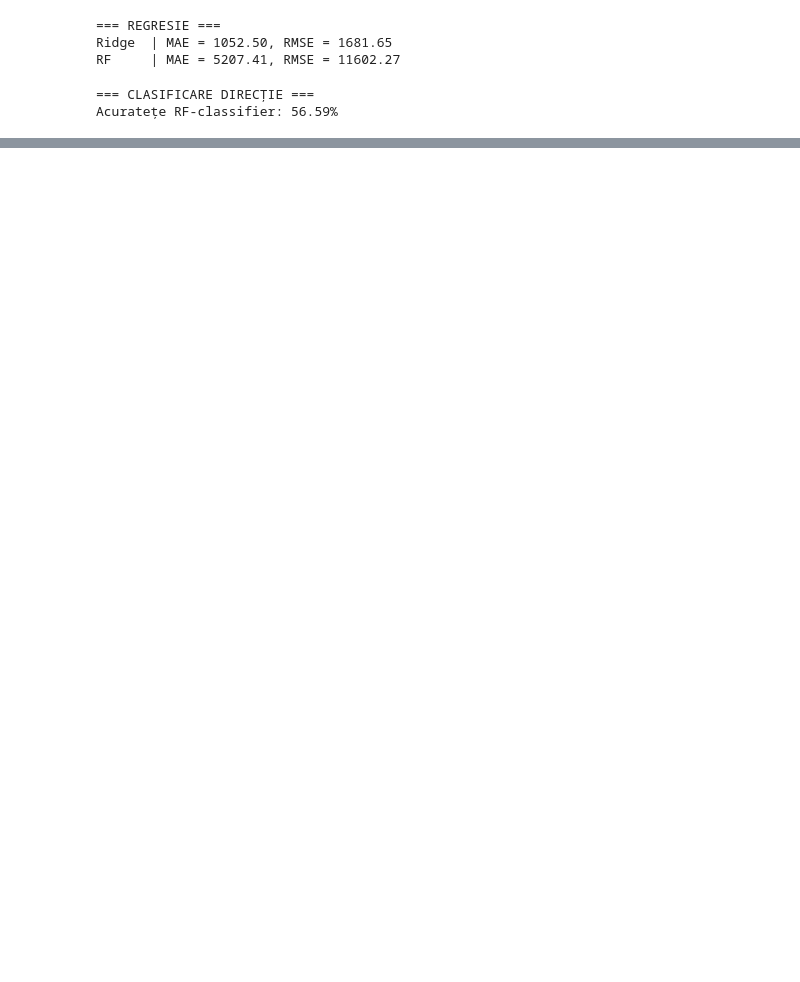
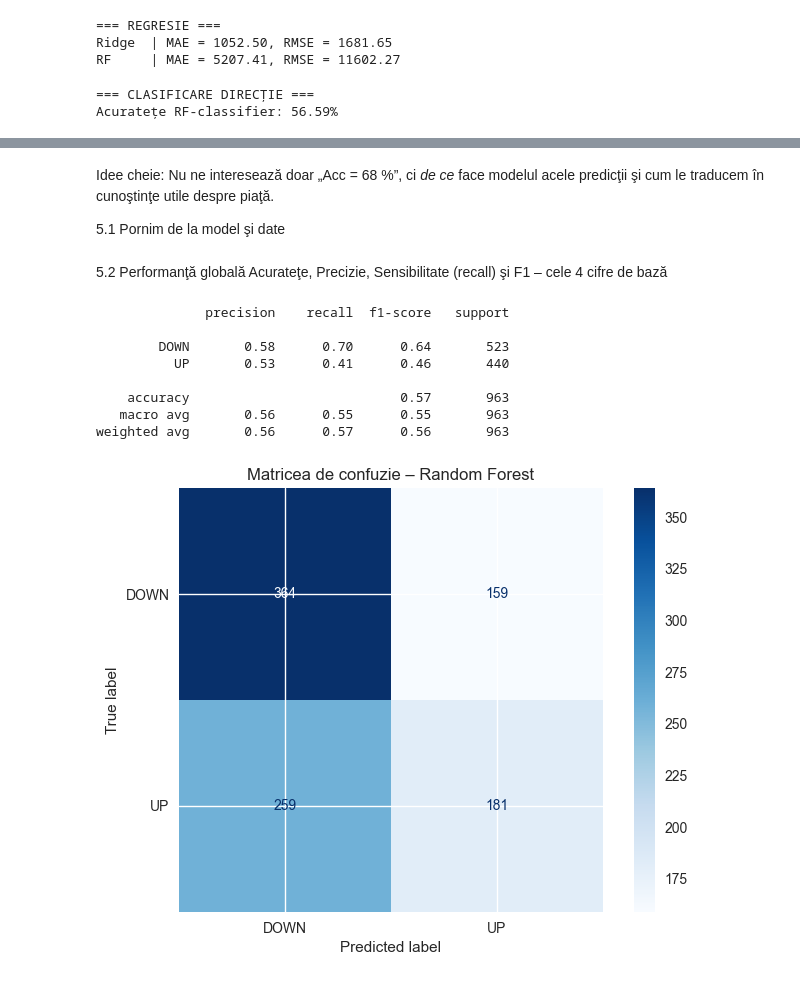
Before and after one commit to marianpop03/Trading_prediction, a Jupyter notebook: project.ipynb, the cells around one changed output, grey strips where cells are left out. Drawn from its saved outputs; the diff is of its cells as text; code cells hidden in the pictures; blank space fills up the shorter version.

```diff
--- a/project.ipynb
+++ b/project.ipynb
@@ -653,0 +859,38 @@ Random Forest Classifier : 56.59%
+# %% [markdown]
+Idee cheie: Nu ne interesează doar „Acc = 68 %”, ci *de ce* face modelul
+ acele predicţii şi cum le traducem în cunoştinţe utile despre piaţă.
+
+ 5.1 Pornim de la model şi date
+# %%
+import joblib, os
+try:
+    rf_cls
+except NameError:
+    if os.path.exists("rf_cls.pkl"):
+        rf_cls = joblib.load("rf_cls.pkl")
+        print("↪️  Model Random Forest încărcat din rf_cls.pkl")
+    else:
+        raise FileNotFoundError("Nu găsesc modelul salvat – rulează celula de antrenare!")
+
+y_pred_dir = rf_cls.predict(X_test_f)          # 1 = UP, 0 = DOWN
+# %% [markdown]
+5.2 Performanţă globală
+Acurateţe, Precizie, Sensibilitate (recall) şi F1 – cele 4 cifre de bază
+# %%
+from sklearn.metrics import classification_report, ConfusionMatrixDisplay
+print(classification_report(y_test_dir, y_pred_dir, target_names=["DOWN","UP"]))
+
+ConfusionMatrixDisplay.from_predictions(
+    y_test_dir, y_pred_dir, cmap="Blues",
+    display_labels=["DOWN","UP"])
+plt.title("Matricea de confuzie – Random Forest"); plt.show()
+# %% [output]
+              precision    recall  f1-score   support
+
+        DOWN       0.58      0.70      0.64       523
+          UP       0.53      0.41      0.46       440
+
+    accuracy                           0.57       963
+   macro avg       0.56      0.55      0.55       963
+weighted avg       0.56      0.57      0.56       963
+[figure, added]
```
Also changed, not shown: parts of 15 cells of this notebook.
